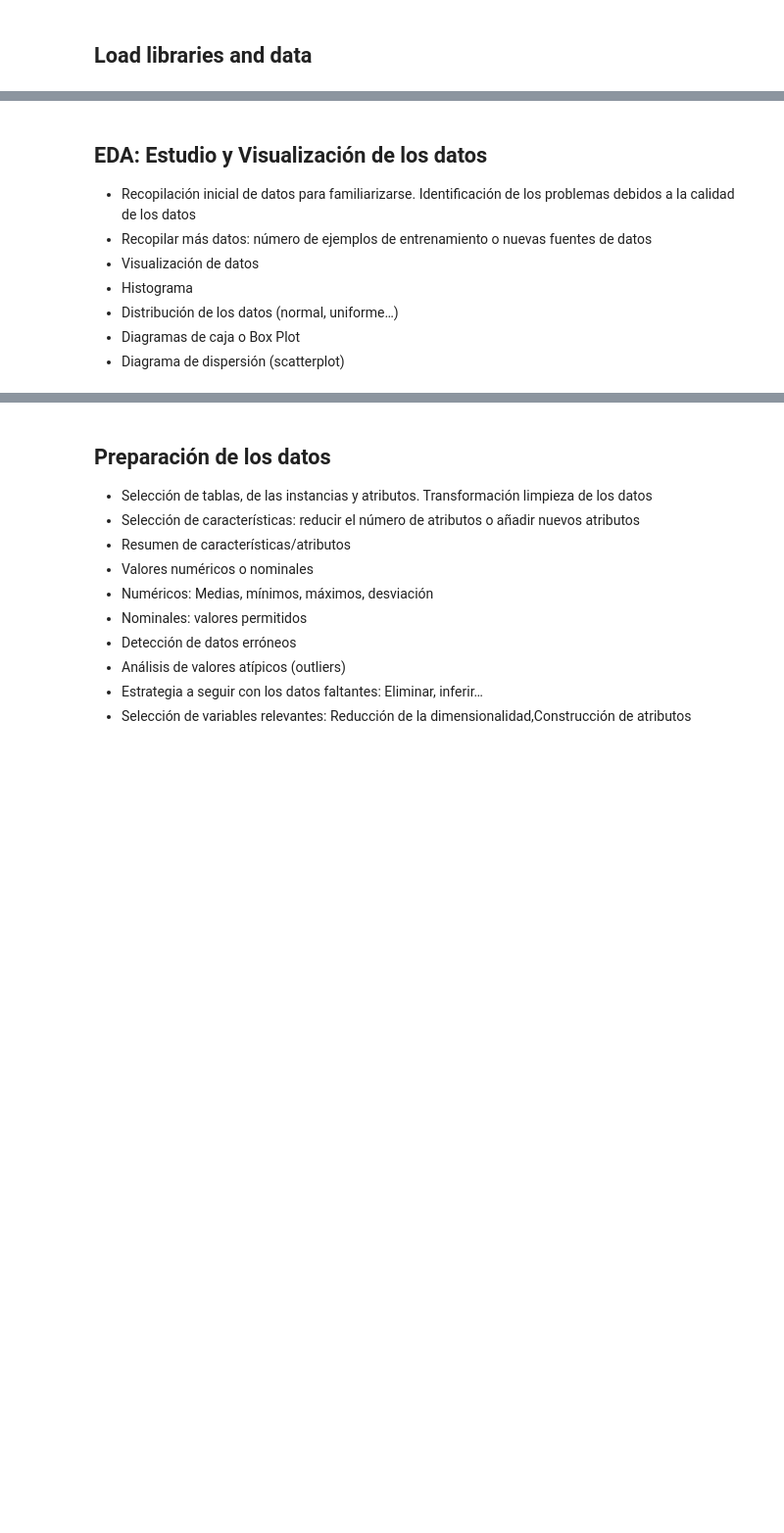
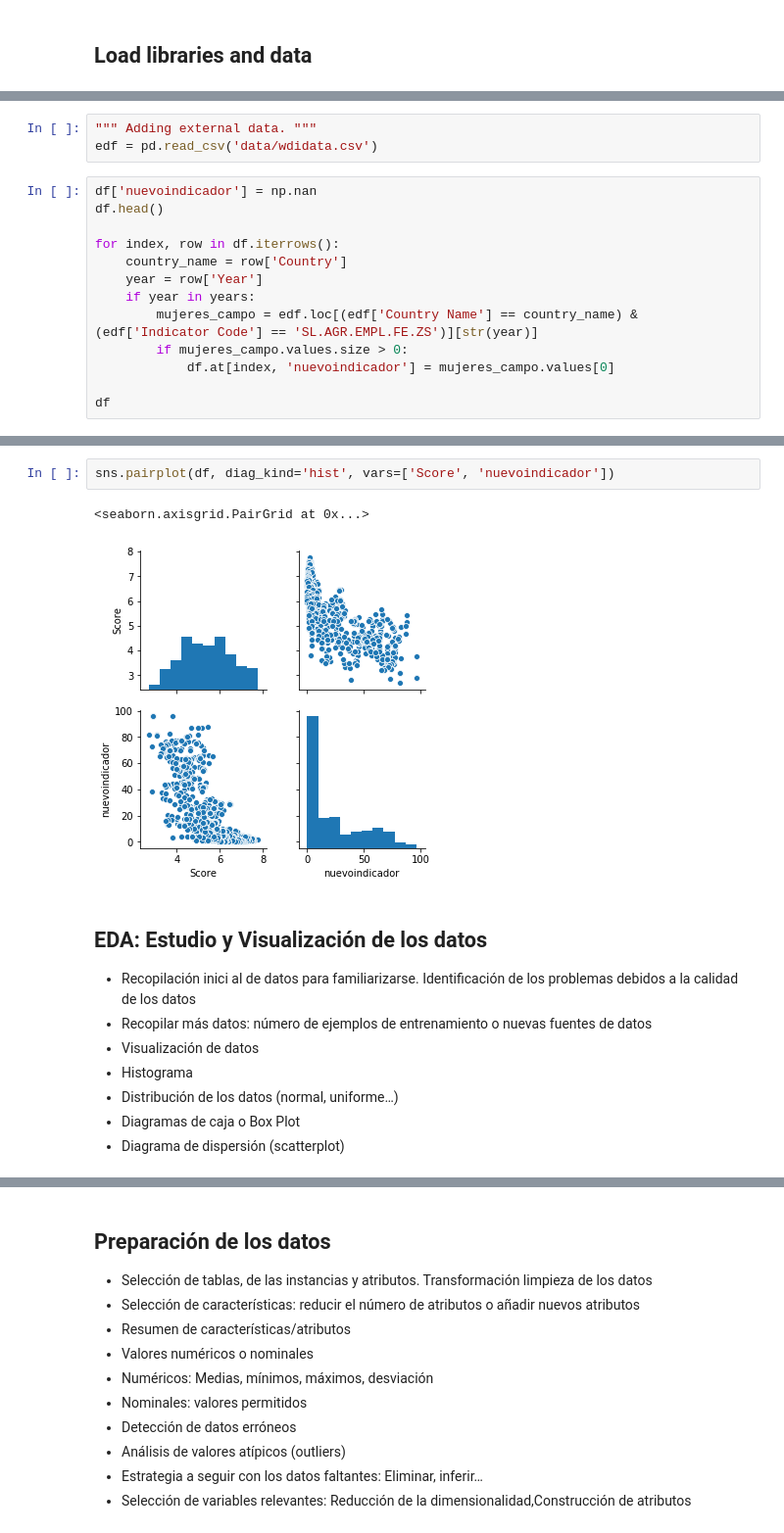
Before and after one commit to kiran1727/eaeDataScienceProject, a Jupyter notebook: Treball final Data science.ipynb, the cells around one changed output, grey strips where cells are left out. Shown at 98% size. Saved outputs shown, nothing was run; the diff lists cells and outputs as text; blank space fills up the shorter version.

```diff
--- a/Treball final Data science.ipynb
+++ b/Treball final Data science.ipynb
@@ -27,0 +58,16 @@ ds_19.head()
+# %%
+""" Adding external data. """
+edf = pd.read_csv('data/wdidata.csv')
+# %%
+df['nuevoindicador'] = np.nan
+df.head()
+
+for index, row in df.iterrows():
+    country_name = row['Country']
+    year = row['Year']
+    if year in years:
+        mujeres_campo = edf.loc[(edf['Country Name'] == country_name) & (edf['Indicator Code'] == 'SL.AGR.EMPL.FE.ZS')][str(year)]
+        if mujeres_campo.values.size > 0:
+            df.at[index, 'nuevoindicador'] = mujeres_campo.values[0]
+
+df
@@ -28,7 +88,13 @@ ds_19.head()
+# %%
+sns.pairplot(df, diag_kind='hist', vars=['Score', 'nuevoindicador'])
+# %% [output]
+<seaborn.axisgrid.PairGrid at 0x...>
+[figure, added]
 # %% [markdown]
 ## EDA: Estudio y Visualización de los datos
 
- - Recopilación inicial de datos para familiarizarse. Identificación de los problemas debidos a la calidad de los datos
+ - Recopilación inici
+ al de datos para familiarizarse. Identificación de los problemas debidos a la calidad de los datos
  - Recopilar más datos: número de ejemplos de entrenamiento o nuevas fuentes de datos
  - Visualización de datos
  - Histograma
```
Also changed, not shown: parts of 13 cells of this notebook.
